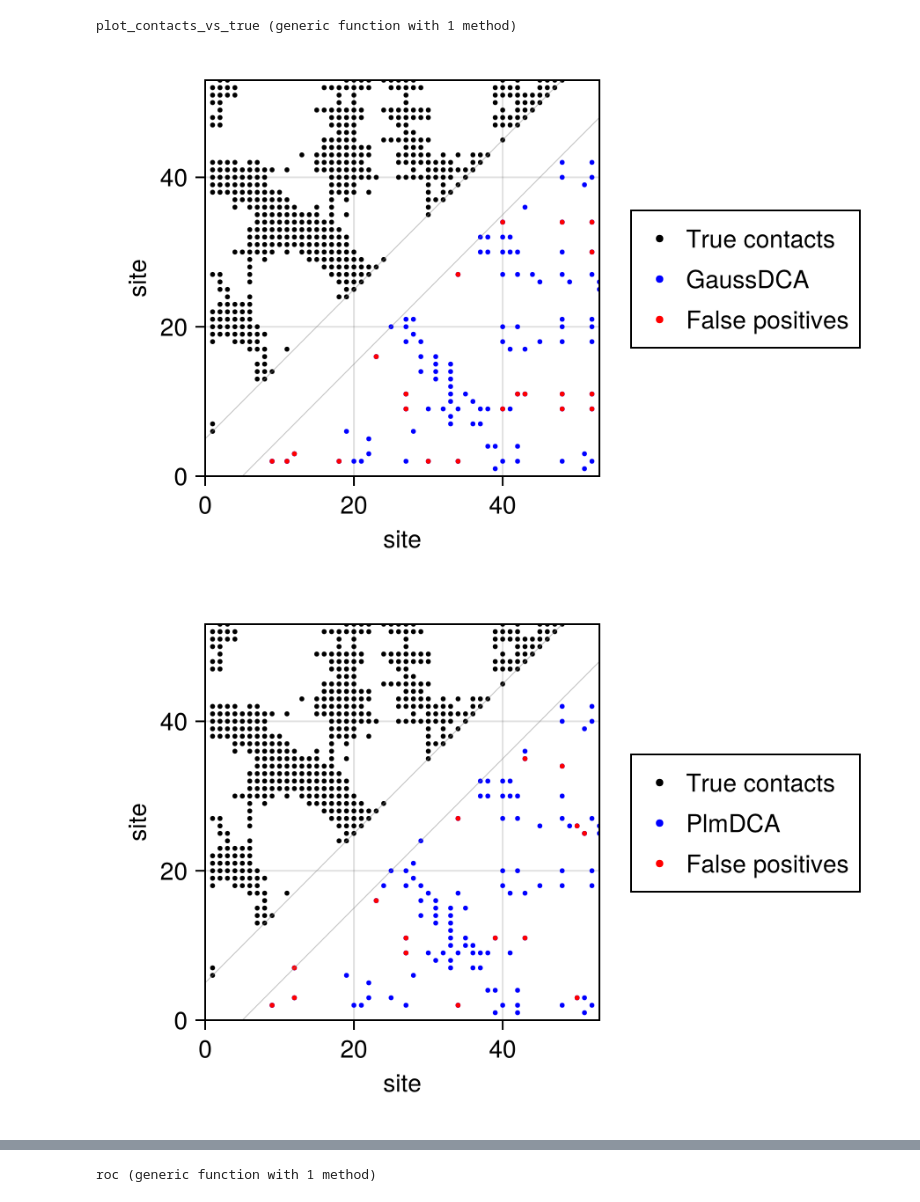
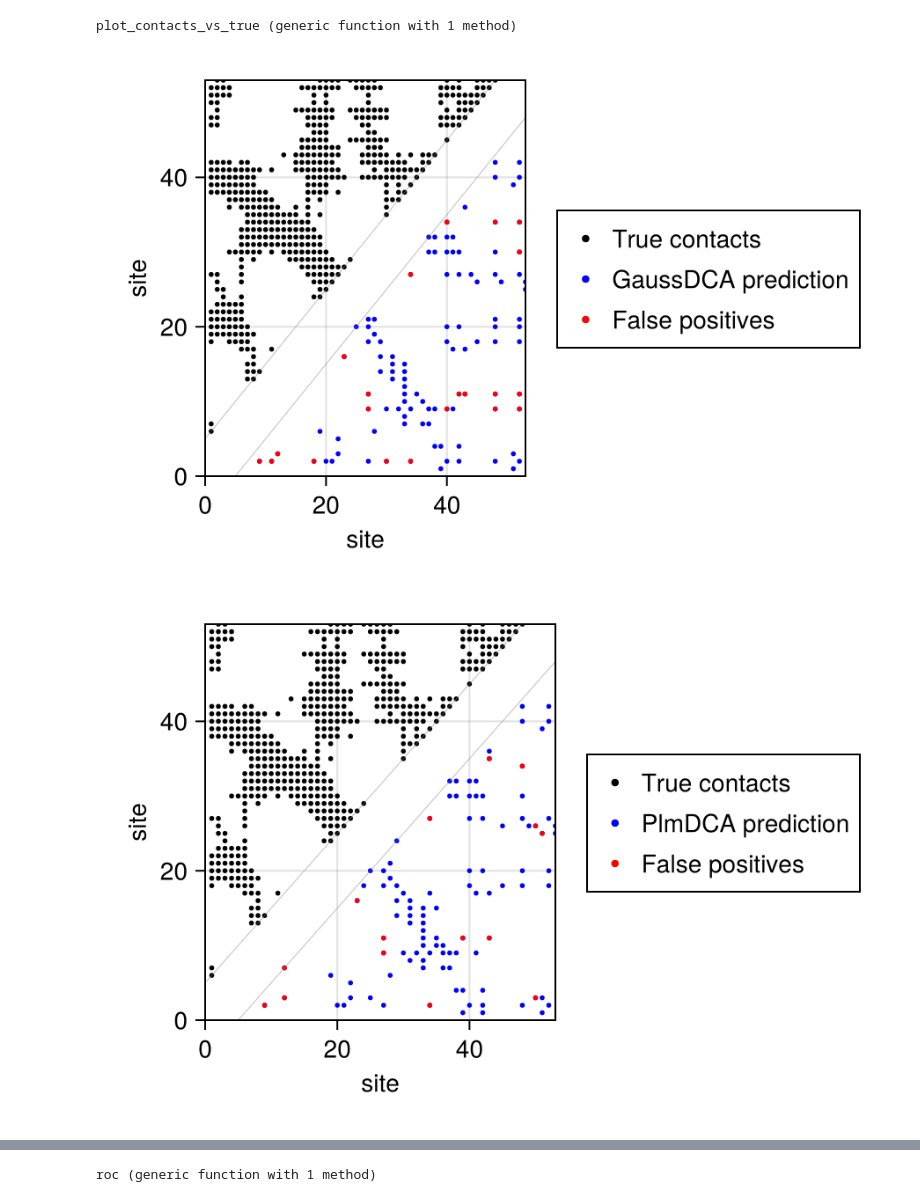
Before and after one commit to stecrotti/ProteinStructurePrediction, a Jupyter notebook: protein_structure_prediction.ipynb, the cells around one changed output, grey strips where cells are left out. Drawn from its saved outputs; the diff is of its cells as text; code cells hidden in the pictures.

```diff
--- a/protein_structure_prediction.ipynb
+++ b/protein_structure_prediction.ipynb
@@ -261,11 +261,11 @@ end
 # %% [output]
 plot_contacts_vs_true (generic function with 1 method)
 # %%
-plot_contacts_vs_true(score_gauss, score_true; ncontacts=2nsites, label="GaussDCA")
+plot_contacts_vs_true(score_gauss, score_true; ncontacts=2nsites, label="GaussDCA prediction")
 # %% [output]
-[figure, old version]
+[figure, new version]
 # %%
-plot_contacts_vs_true(score_plm, score_true; ncontacts=2nsites, label="PlmDCA")
+plot_contacts_vs_true(score_plm, score_true; ncontacts=2nsites, label="PlmDCA prediction")
 # %% [output]
-[figure, old version]
+[figure, new version]
 # %%
```
Also changed, not shown: parts of 5 cells of this notebook, 2 other files.
